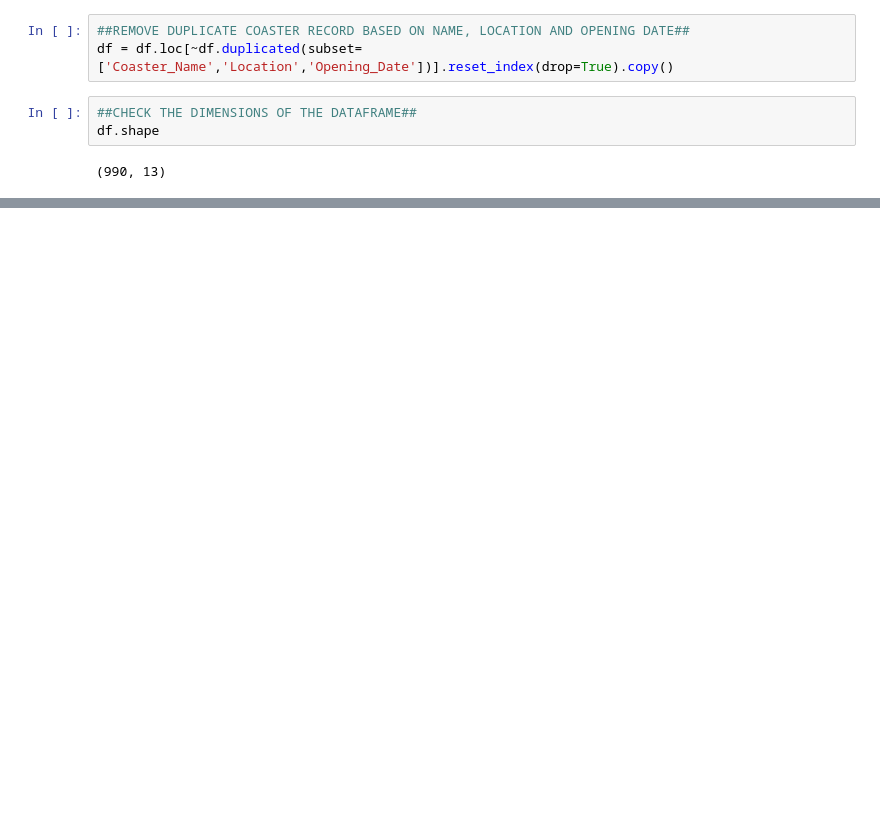
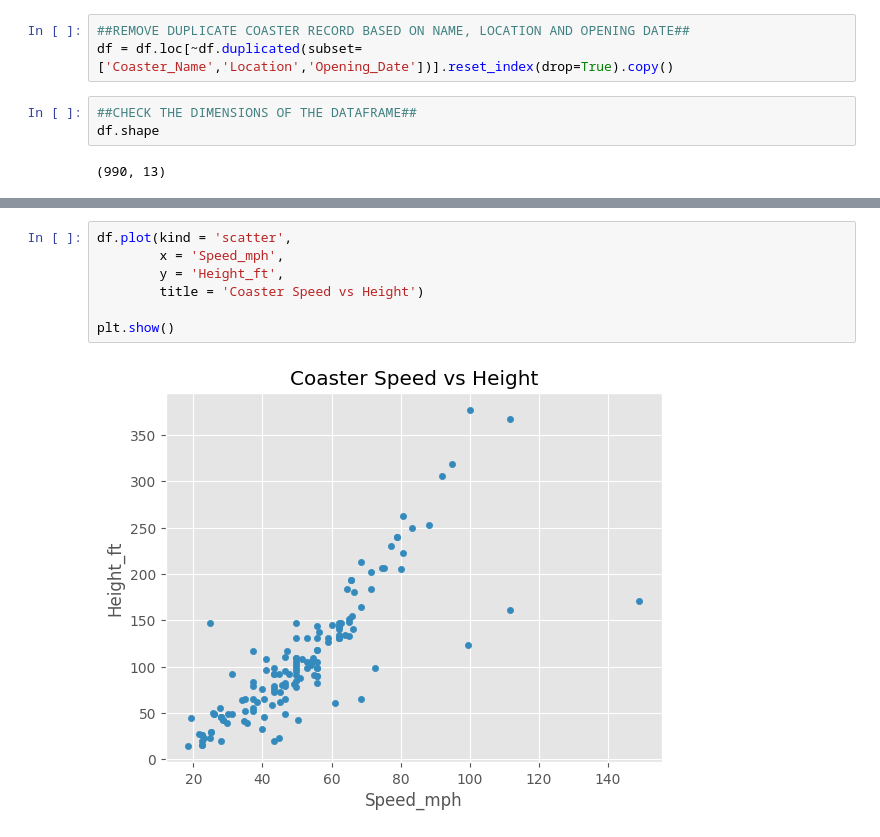
Before and after one commit to muhdfrhan/eda-roller-coaster-notebook, a Jupyter notebook: work.ipynb, the cells around one changed output, grey strips where cells are left out. Saved outputs shown, nothing was run; the diff lists cells and outputs as text; blank space fills up the shorter version.

```diff
--- a/work.ipynb
+++ b/work.ipynb
@@ -91,0 +231,9 @@ Step 3: Feature Underatanding
+# %%
+df.plot(kind = 'scatter',
+        x = 'Speed_mph',
+        y = 'Height_ft',
+        title = 'Coaster Speed vs Height')
+
+plt.show()
+# %% [output]
+[figure, added]
```
Also changed, not shown: parts of 24 cells of this notebook.
